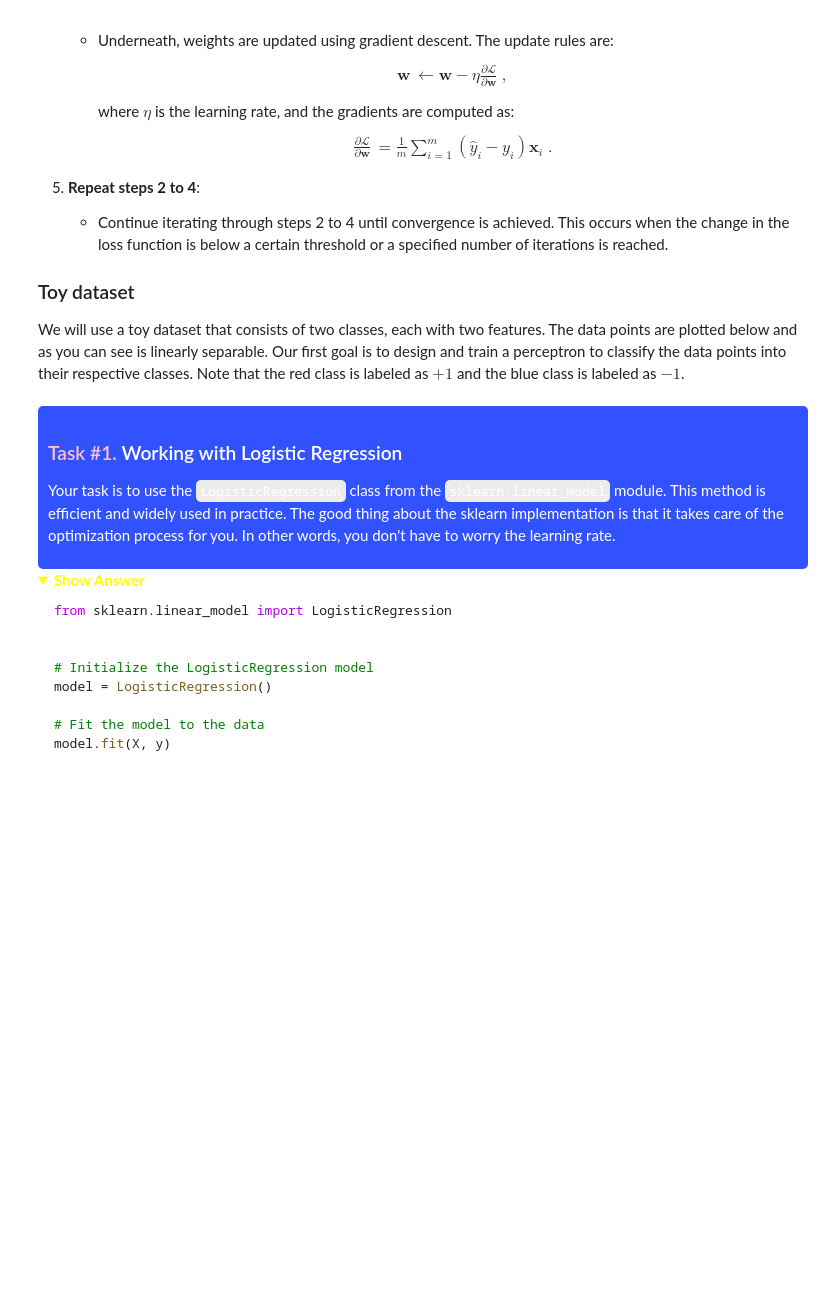
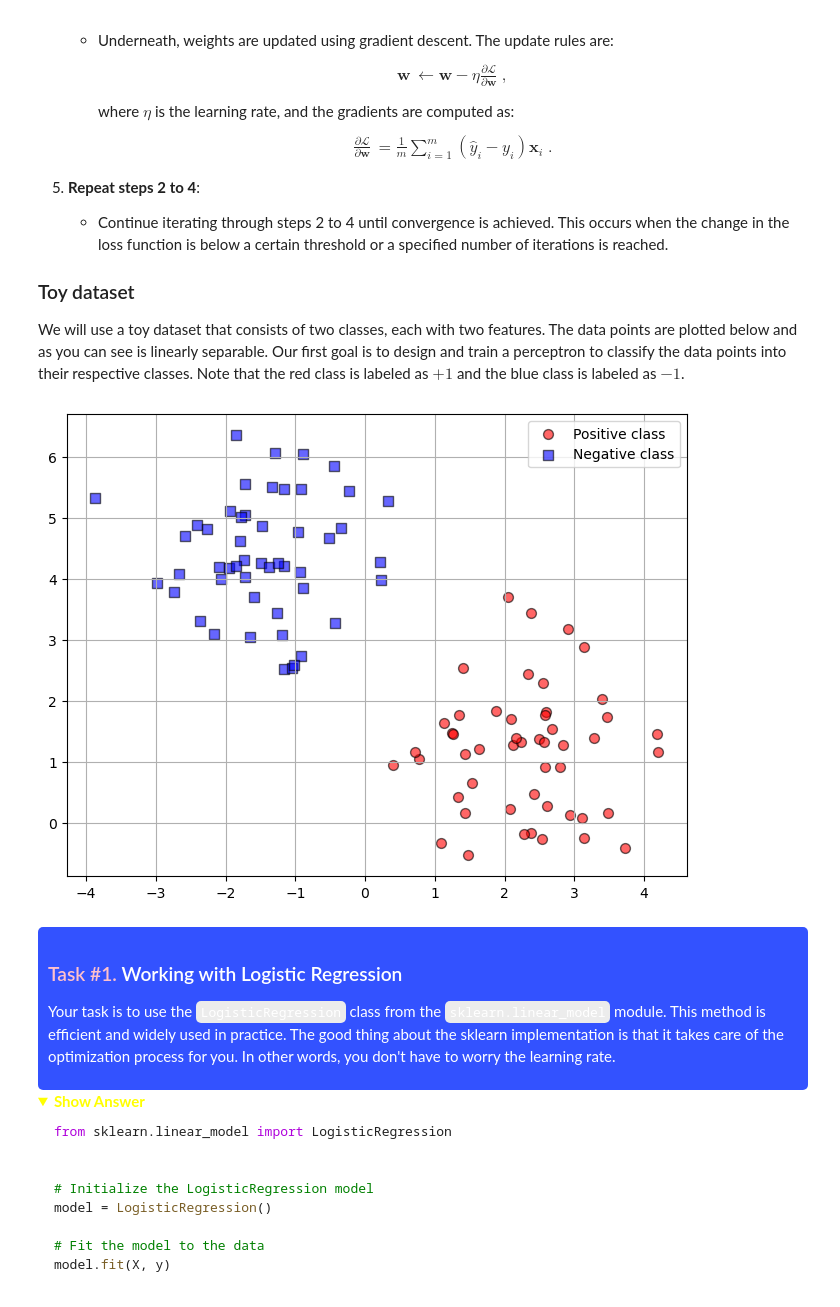
Before and after one commit to sqooid/ece4179-neural-networks, a Jupyter notebook: workshops/workshop-2/ECE4179_WS3_starter_code.ipynb, the cells around one changed output. Cells and saved outputs as stored; diff of their text form; code cells hidden in the pictures; folded sections open; blank space fills up the shorter version.

```diff
--- a/workshops/workshop-2/ECE4179_WS3_starter_code.ipynb
+++ b/workshops/workshop-2/ECE4179_WS3_starter_code.ipynb
@@ -139,28 +165,54 @@ We will use a toy dataset that consists of two classes, each with two features.
 # %%
 # !pip install -U scikit-learn
 
 from sklearn.datasets import make_blobs
+
 # Create a 2D toy dataset from two Gaussian distributions
 # with 100 samples each, 2 features each, and 2 classes
 # with 1 cluster per class
 
 
-X, y = make_blobs(n_samples=100, n_features=2,
-                  cluster_std=1.0, centers=2, center_box=(-5.0, 5.0),
-                  random_state=RND_SEED)
+X, y = make_blobs(
+    n_samples=100,
+    n_features=2,
+    cluster_std=1.0,
+    centers=2,
+    center_box=(-5.0, 5.0),
+    random_state=RND_SEED,
+)
 
 # X is a 2D array of shape (100, 2), each row is a sample
 # y is a 1D array of shape (100,), each element is a class label (0 or 1)
 pos_idx = y == 1
 neg_idx = y == 0
 
 # Plot the dataset
 plt.figure(figsize=(8, 6))
-plt.scatter(X[pos_idx, 0], X[pos_idx, 1], c='r', alpha=0.6, edgecolors='k', marker='o', s=50, label='Positive class')
-plt.scatter(X[neg_idx, 0], X[neg_idx, 1], c='b', alpha=0.6, edgecolors='k', marker='s', s=50, label='Negative class')
+plt.scatter(
+    X[pos_idx, 0],
+    X[pos_idx, 1],
+    c="r",
+    alpha=0.6,
+    edgecolors="k",
+    marker="o",
+    s=50,
+    label="Positive class",
+)
+plt.scatter(
+    X[neg_idx, 0],
+    X[neg_idx, 1],
+    c="b",
+    alpha=0.6,
+    edgecolors="k",
+    marker="s",
+    s=50,
+    label="Negative class",
+)
 plt.grid(True)
-plt.legend(loc='best')
+plt.legend(loc="best")
 plt.show()
+# %% [output]
+[figure, added]
 # %% [markdown]
 <div style="background-color: #3352FF; color: white; padding: 10px; border-radius: 5px;">
 
```
Also changed, not shown: parts of 17 cells of this notebook.
